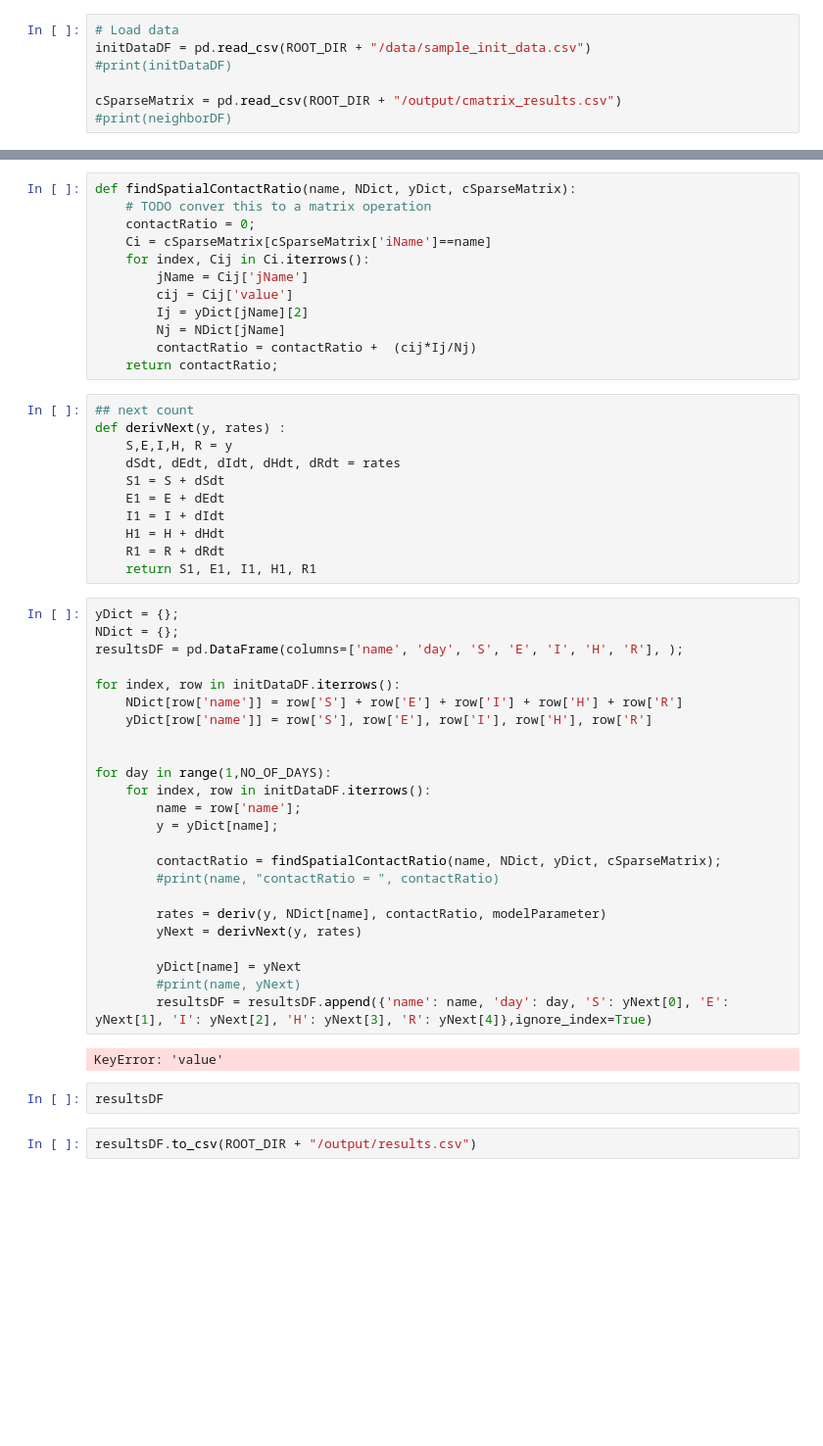
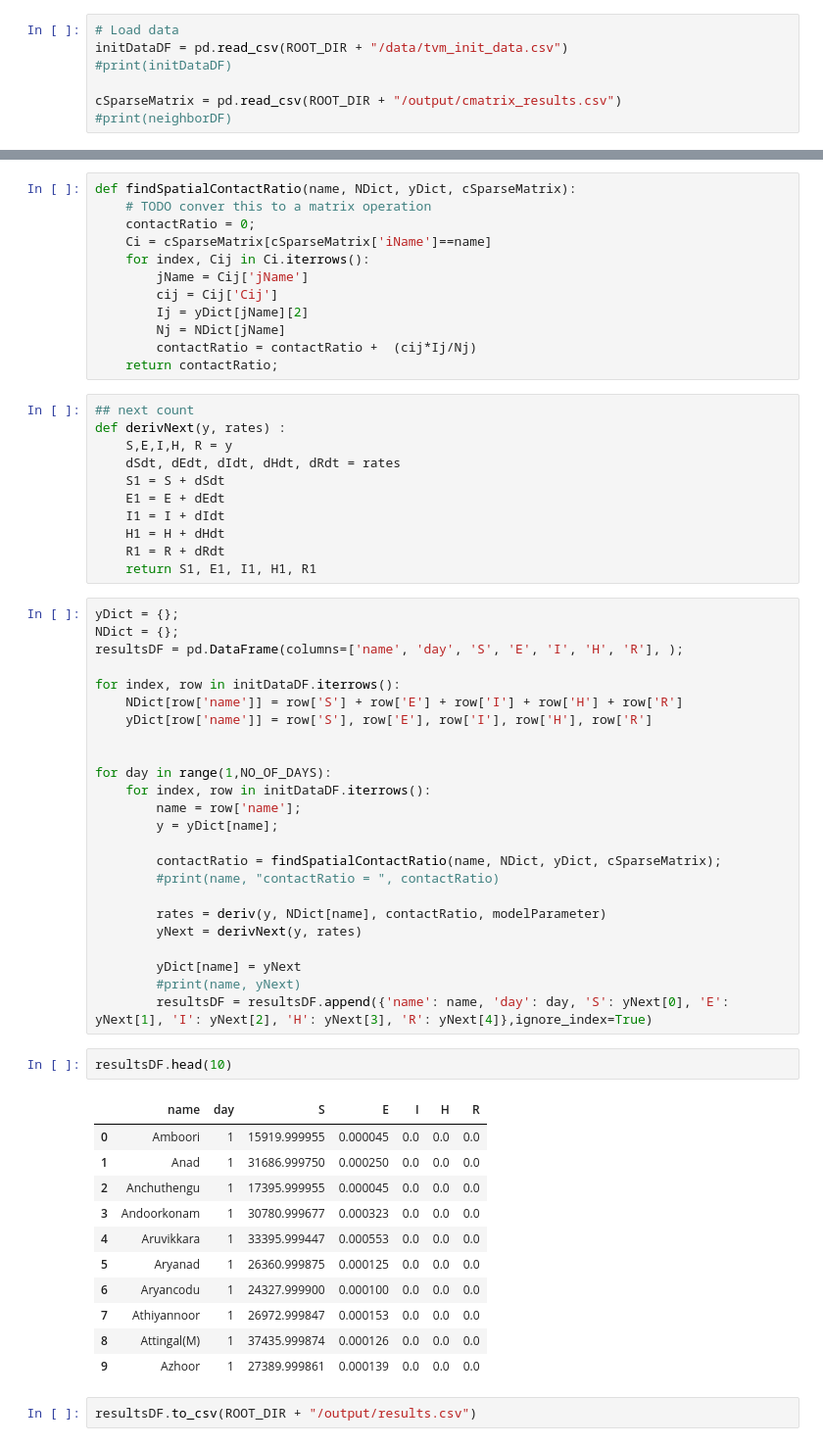
Before and after one commit to srhariha/SpatioTemporalSEIR, a Jupyter notebook: src/SpaTem.ipynb, the cells around one changed output, grey strips where cells are left out. Shown at 98% size. Cells and saved outputs as stored; diff of their text form; blank space fills up the shorter version.

```diff
--- a/src/SpaTem.ipynb
+++ b/src/SpaTem.ipynb
@@ -20,7 +20,7 @@ ROOT_DIR = "/Users/sreeramh/Documents/Kerala_Covid/SpatioTemporal/gitsrc/SpatioT
 {'beta': 0.49, 'tE': 5, 'tI': 5, 'tH': 9, 'mu': 0.001}
 # %%
 # Load data
-initDataDF = pd.read_csv(ROOT_DIR + "/data/sample_init_data.csv")
+initDataDF = pd.read_csv(ROOT_DIR + "/data/tvm_init_data.csv")
 #print(initDataDF)
 
 cSparseMatrix = pd.read_csv(ROOT_DIR + "/output/cmatrix_results.csv")
@@ -42,7 +42,7 @@ def findSpatialContactRatio(name, NDict, yDict, cSparseMatrix):
     Ci = cSparseMatrix[cSparseMatrix['iName']==name]
     for index, Cij in Ci.iterrows():
         jName = Cij['jName']
-        cij = Cij['value']
+        cij = Cij['Cij']
         Ij = yDict[jName][2]
         Nj = NDict[jName]
         contactRatio = contactRatio +  (cij*Ij/Nj)
@@ -82,10 +82,20 @@ for day in range(1,NO_OF_DAYS):
         yDict[name] = yNext
         #print(name, yNext)
         resultsDF = resultsDF.append({'name': name, 'day': day, 'S': yNext[0], 'E': yNext[1], 'I': yNext[2], 'H': yNext[3], 'R': yNext[4]},ignore_index=True)
-# %% [output]
-KeyError: 'value'
 # %%
-resultsDF
+resultsDF.head(10)
+# %% [output]
+|  | name | day | S | E | I | H | R |
+| 0 | Amboori | 1 | 15919.999955 | 0.000045 | 0.0 | 0.0 | 0.0 |
+| 1 | Anad | 1 | 31686.999750 | 0.000250 | 0.0 | 0.0 | 0.0 |
+| 2 | Anchuthengu | 1 | 17395.999955 | 0.000045 | 0.0 | 0.0 | 0.0 |
+| 3 | Andoorkonam | 1 | 30780.999677 | 0.000323 | 0.0 | 0.0 | 0.0 |
+| 4 | Aruvikkara | 1 | 33395.999447 | 0.000553 | 0.0 | 0.0 | 0.0 |
+| 5 | Aryanad | 1 | 26360.999875 | 0.000125 | 0.0 | 0.0 | 0.0 |
+| 6 | Aryancodu | 1 | 24327.999900 | 0.000100 | 0.0 | 0.0 | 0.0 |
+| 7 | Athiyannoor | 1 | 26972.999847 | 0.000153 | 0.0 | 0.0 | 0.0 |
+| 8 | Attingal(M) | 1 | 37435.999874 | 0.000126 | 0.0 | 0.0 | 0.0 |
+| 9 | Azhoor | 1 | 27389.999861 | 0.000139 | 0.0 | 0.0 | 0.0 |
 # %%
 resultsDF.to_csv(ROOT_DIR + "/output/results.csv")
 # %%
```
Also changed, not shown: parts of 1 cell of this notebook, 7 other files.
